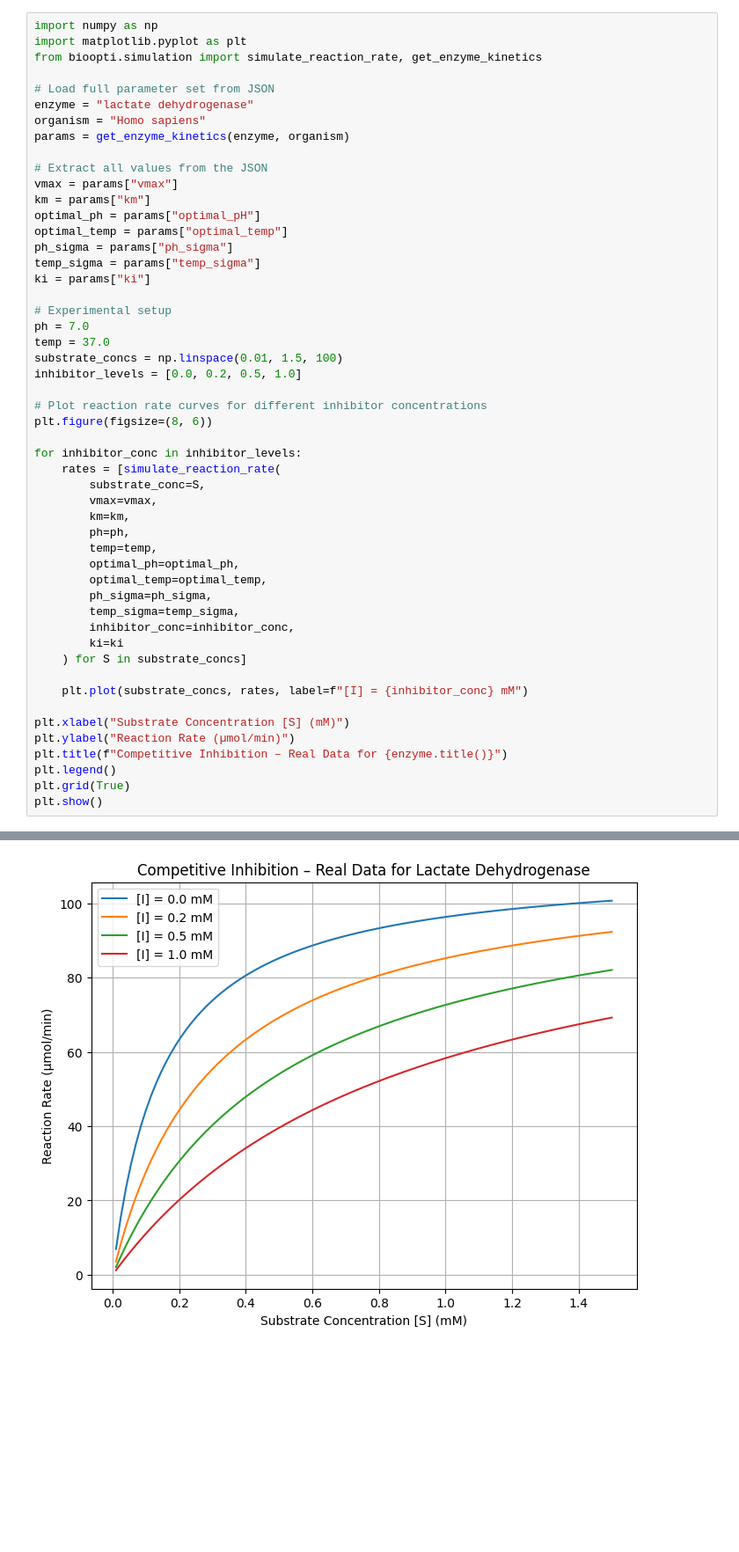
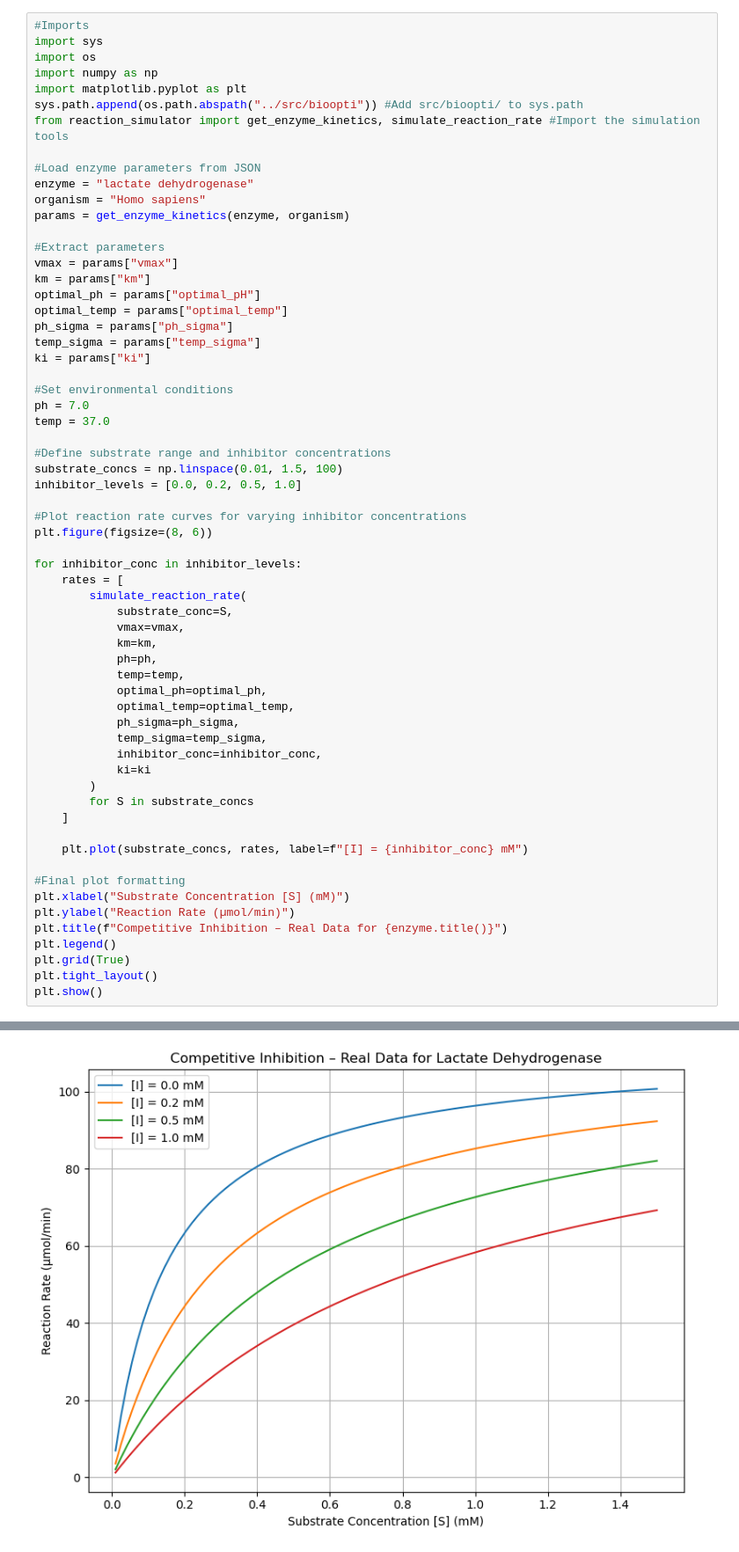
Before and after one commit to Clarabrgnz/BioOpti, a Jupyter notebook: notebooks/project_report.ipynb, the cells around one changed output, grey strips where cells are left out. Shown at 88% size. Drawn from its saved outputs; the diff is of its cells as text; blank space fills up the shorter version.

Commit message:
Updated Kinetics part

```diff
--- a/notebooks/project_report.ipynb
+++ b/notebooks/project_report.ipynb
@@ -182,55 +221,66 @@ We’ll:
 # %%
+#Imports
+import sys
+import os
 import numpy as np
 import matplotlib.pyplot as plt
-from bioopti.simulation import simulate_reaction_rate, get_enzyme_kinetics
+sys.path.append(os.path.abspath("../src/bioopti")) #Add src/bioopti/ to sys.path
+from reaction_simulator import get_enzyme_kinetics, simulate_reaction_rate #Import the simulation tools
 
-# Load full parameter set from JSON
+#Load enzyme parameters from JSON
 enzyme = "lactate dehydrogenase"
 organism = "Homo sapiens"
 params = get_enzyme_kinetics(enzyme, organism)
 
-# Extract all values from the JSON
+#Extract parameters
 vmax = params["vmax"]
 km = params["km"]
 optimal_ph = params["optimal_pH"]
 optimal_temp = params["optimal_temp"]
 ph_sigma = params["ph_sigma"]
 temp_sigma = params["temp_sigma"]
 ki = params["ki"]
 
-# Experimental setup
+#Set environmental conditions
 ph = 7.0
 temp = 37.0
+
+#Define substrate range and inhibitor concentrations
 substrate_concs = np.linspace(0.01, 1.5, 100)
 inhibitor_levels = [0.0, 0.2, 0.5, 1.0]
 
-# Plot reaction rate curves for different inhibitor concentrations
+#Plot reaction rate curves for varying inhibitor concentrations
 plt.figure(figsize=(8, 6))
 
 for inhibitor_conc in inhibitor_levels:
-    rates = [simulate_reaction_rate(
-        substrate_conc=S,
-        vmax=vmax,
-        km=km,
-        ph=ph,
-        temp=temp,
-        optimal_ph=optimal_ph,
-        optimal_temp=optimal_temp,
-        ph_sigma=ph_sigma,
-        temp_sigma=temp_sigma,
-        inhibitor_conc=inhibitor_conc,
-        ki=ki
-    ) for S in substrate_concs]
+    rates = [
+        simulate_reaction_rate(
+            substrate_conc=S,
+            vmax=vmax,
+            km=km,
+            ph=ph,
+            temp=temp,
+            optimal_ph=optimal_ph,
+            optimal_temp=optimal_temp,
+            ph_sigma=ph_sigma,
+            temp_sigma=temp_sigma,
+            inhibitor_conc=inhibitor_conc,
+            ki=ki
+        )
+        for S in substrate_concs
+    ]
 
     plt.plot(substrate_concs, rates, label=f"[I] = {inhibitor_conc} mM")
 
+#Final plot formatting
 plt.xlabel("Substrate Concentration [S] (mM)")
 plt.ylabel("Reaction Rate (µmol/min)")
 plt.title(f"Competitive Inhibition – Real Data for {enzyme.title()}")
 plt.legend()
 plt.grid(True)
+plt.tight_layout()
 plt.show()
 # %% [output]
 📁 Loading enzyme data from: /Users/clarabergonzi/Desktop/BioOpti/data/enzyme_data.json
-[figure, old version]
+[figure, new version]
 # %% [markdown]
```
Also changed, not shown: parts of 20 cells of this notebook, 11 other files.
